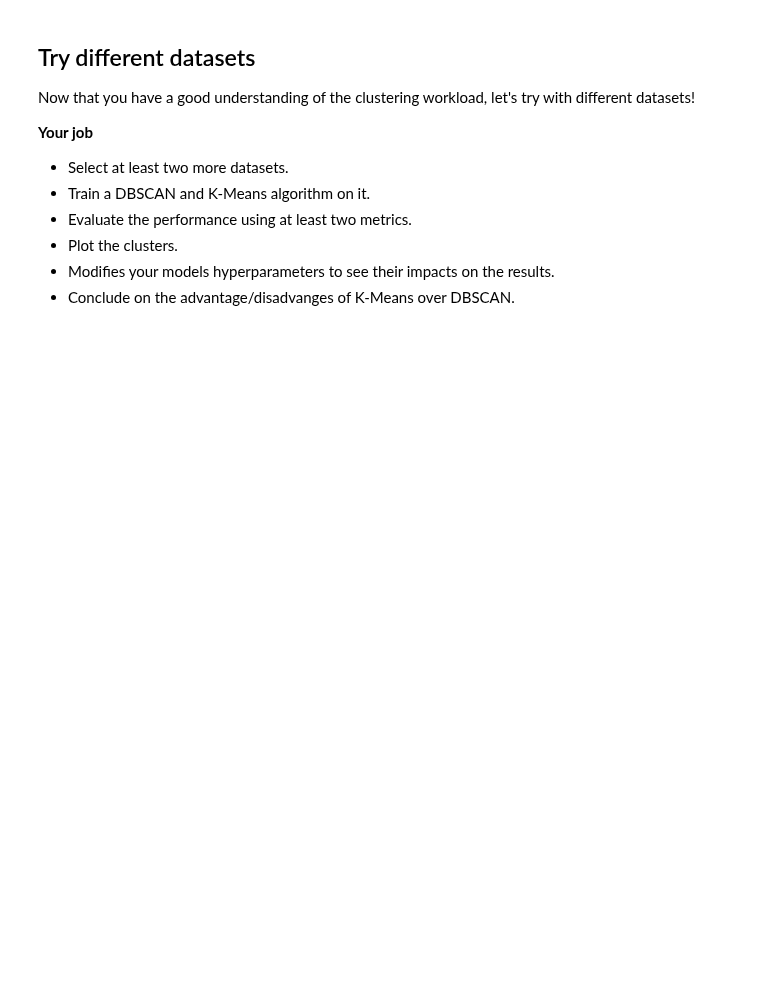
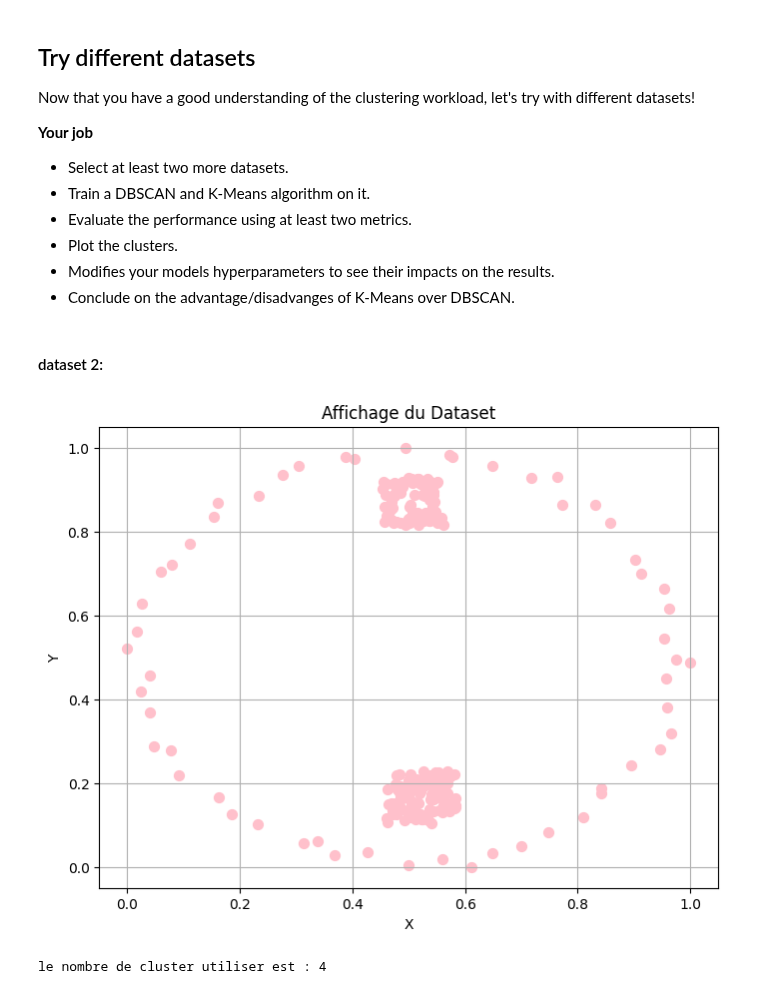
Before and after one commit to Xxxxr096/Project_maching_learning, a Jupyter notebook: part2_unsupervised_learning/1_clustering/clustering.ipynb, the cells around one changed output. Drawn from its saved outputs; the diff is of its cells as text; code cells hidden in the pictures; blank space fills up the shorter version.

```diff
--- a/part2_unsupervised_learning/1_clustering/clustering.ipynb
+++ b/part2_unsupervised_learning/1_clustering/clustering.ipynb
@@ -124,4 +159,16 @@ def number_of_cluster():
 
     optimal_k = plage_cluster[np.argmax(score_sil)]
     return optimal_k
+# %%
+def kmean_model(data):
+    n = number_of_cluster(data)
+    k_mean = KMeans(n_clusters=n,random_state=0)
+    k_mean.fit(data)
+
+    # Prediction
+    kmeans_labels = k_mean.labels_
+    centroides = k_mean.cluster_centers_
+
+    print("le nombre de cluster utiliser est :",n)
+    return (kmeans_labels,centroides)
 # %%
@@ -219,3 +288,17 @@ Now that you have a good understanding of the clustering workload, let's try wit
 - Plot the clusters.
 - Modifies your models hyperparameters to see their impacts on the results.
 - Conclude on the advantage/disadvanges of K-Means over DBSCAN.
+# %% [markdown]
+#### dataset 2:
+# %%
+# Dataset 2 :
+my_data_2 = charge_data("zelnik6.arff")
+normalize_data_2 = Normalize(my_data_2)
+visualise_data(normalize_data_2)
+kmeans_labels2=kmean_model(normalize_data_2)[0]
+
+dbscan = DBSCAN(eps=0.06,min_samples=2)
+dbscan_labels2 = dbscan.fit_predict(normalize_data_2)
+# %% [output]
+[figure, added]
+le nombre de cluster utiliser est : 4
```
Also changed, not shown: parts of 16 cells of this notebook.
